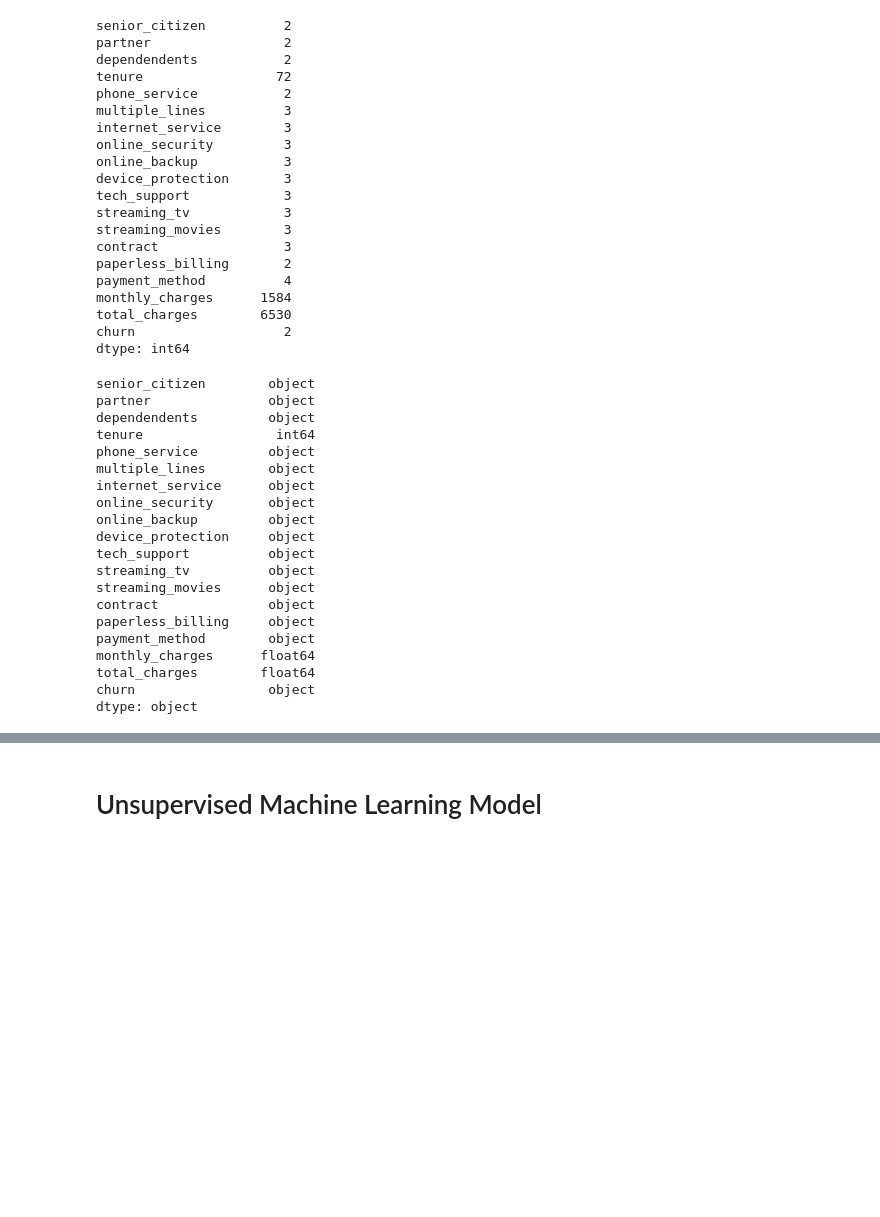
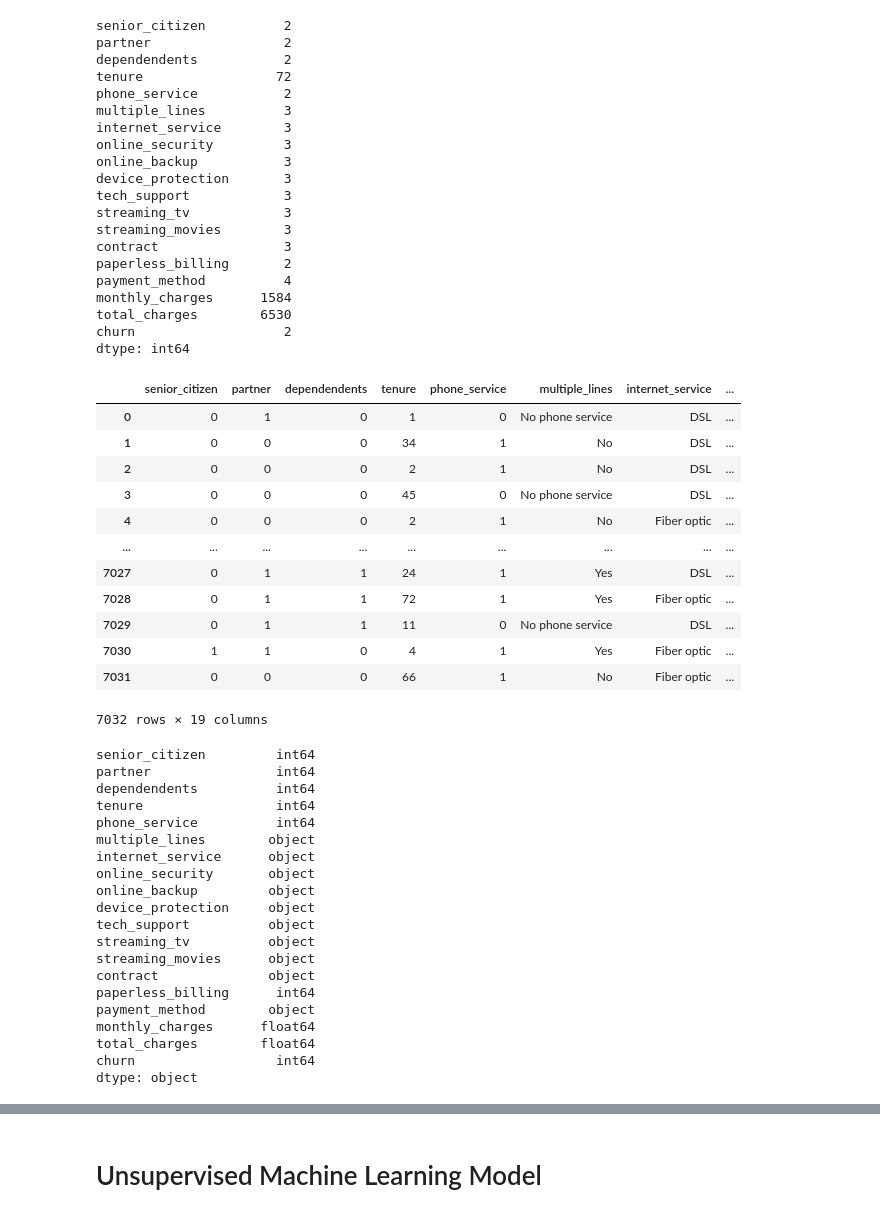
Before and after one commit to js816/Telco_churn, a Jupyter notebook: Telco_churn_ML_model.ipynb, the cells around one changed output, grey strips where cells are left out. Saved outputs shown, nothing was run; the diff lists cells and outputs as text; code cells hidden in the pictures; blank space fills up the shorter version.

```diff
--- a/Telco_churn_ML_model.ipynb
+++ b/Telco_churn_ML_model.ipynb
@@ -77,15 +79,40 @@ monthly_charges      1584
 total_charges        6530
 churn                   2
 dtype: int64
+# %%
+# List of binary features
+binary_features = ['senior_citizen', 'partner', 'dependendents', 'phone_service', 'paperless_billing', 'churn']
+
+# Creating yes/no dictionary
+yes_no_dict = {'Yes': 1, 'No': 0}
+
+# Converting yes/no column vaules to 1/0
+for feature in binary_features:
+    model_df = model_df.replace({feature: yes_no_dict})
+model_df
+# %% [output]
+|  | senior_citizen | partner | dependendents | tenure | phone_service | multiple_lines | internet_service | ... |
+| 0 | 0 | 1 | 0 | 1 | 0 | No phone service | DSL | ... |
+| 1 | 0 | 0 | 0 | 34 | 1 | No | DSL | ... |
+| 2 | 0 | 0 | 0 | 2 | 1 | No | DSL | ... |
+| 3 | 0 | 0 | 0 | 45 | 0 | No phone service | DSL | ... |
+| 4 | 0 | 0 | 0 | 2 | 1 | No | Fiber optic | ... |
+| ... | ... | ... | ... | ... | ... | ... | ... | ... |
+| 7027 | 0 | 1 | 1 | 24 | 1 | Yes | DSL | ... |
+| 7028 | 0 | 1 | 1 | 72 | 1 | Yes | Fiber optic | ... |
+| 7029 | 0 | 1 | 1 | 11 | 0 | No phone service | DSL | ... |
+| 7030 | 1 | 1 | 0 | 4 | 1 | Yes | Fiber optic | ... |
+| 7031 | 0 | 0 | 0 | 66 | 1 | No | Fiber optic | ... |
+7032 rows × 19 columns
 # %%
 # Looking at the datatypes
 model_df.dtypes
 # %% [output]
-senior_citizen        object
-partner               object
-dependendents         object
+senior_citizen         int64
+partner                int64
+dependendents          int64
 tenure                 int64
-phone_service         object
+phone_service          int64
 multiple_lines        object
 internet_service      object
 online_security       object
@@ -95,11 +122,11 @@ tech_support          object
 streaming_tv          object
 streaming_movies      object
 contract              object
-paperless_billing     object
+paperless_billing      int64
 payment_method        object
 monthly_charges      float64
 total_charges        float64
-churn                 object
+churn                  int64
 dtype: object
 # %%
 # Creating a list of the categorical features
```
Also changed, not shown: parts of 28 cells of this notebook.
